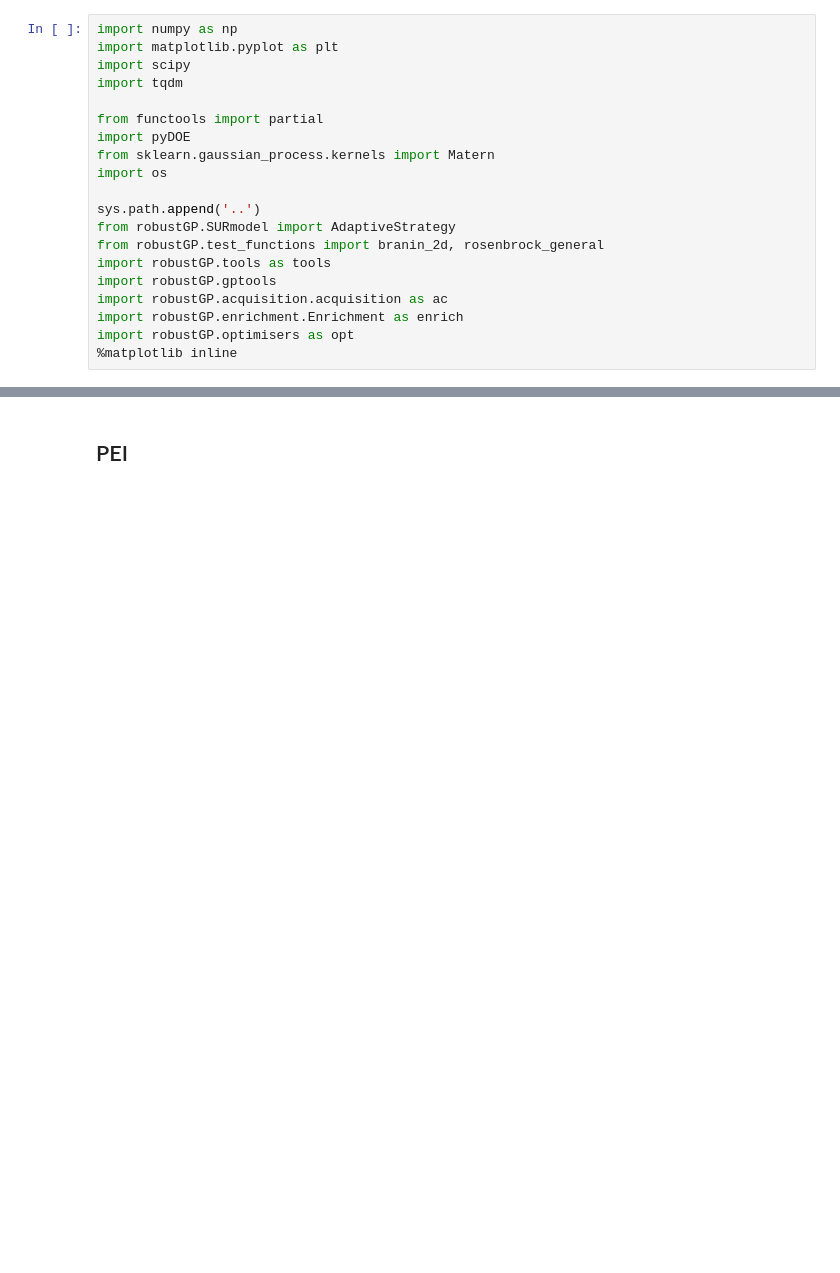
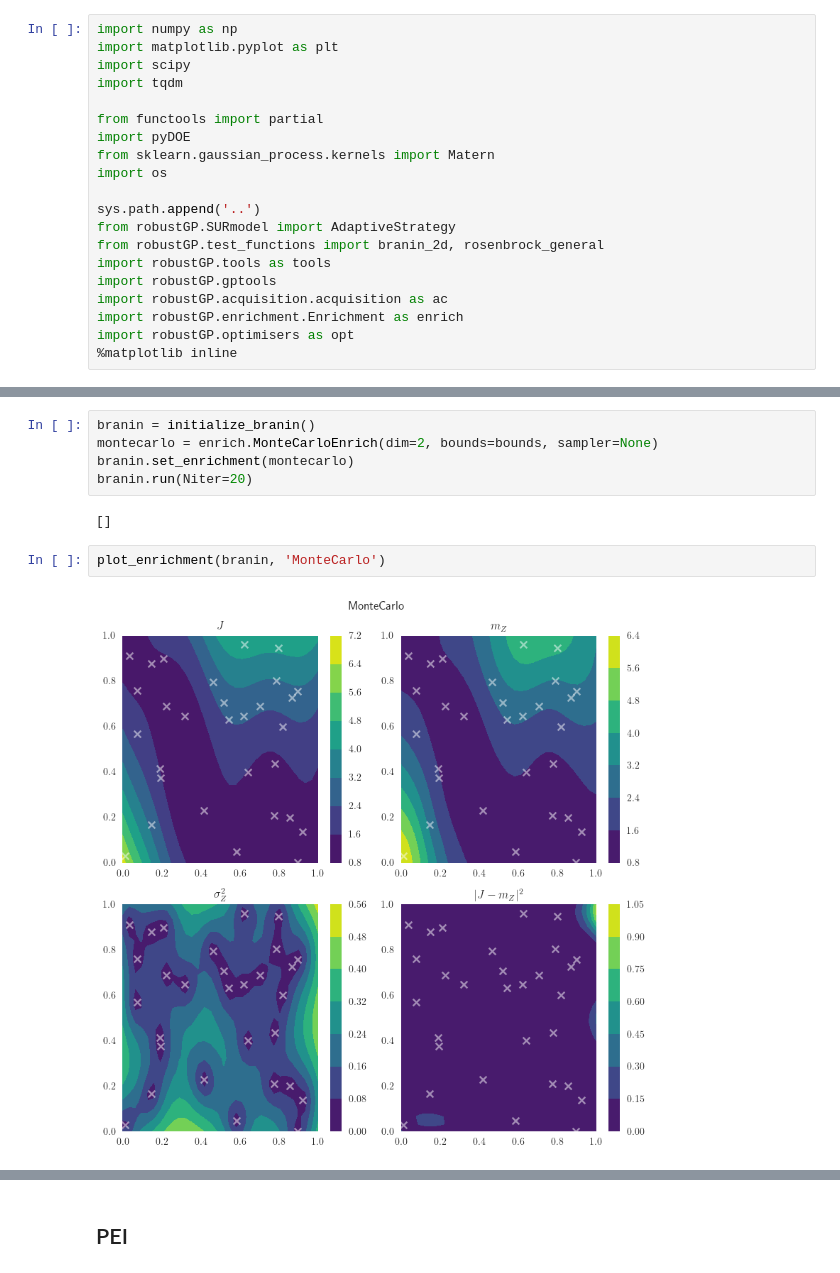
Before and after one commit to VTrappler/robustGP, a Jupyter notebook: notebooks/demo.ipynb, the cells around one changed output, grey strips where cells are left out. Cells and saved outputs as stored; diff of their text form; blank space fills up the shorter version.

```diff
--- a/notebooks/demo.ipynb
+++ b/notebooks/demo.ipynb
@@ -92 +110,12 @@ def plot_enrichment(adaptive, title=None):
+# %%
+branin = initialize_branin()
+montecarlo = enrich.MonteCarloEnrich(dim=2, bounds=bounds, sampler=None)
+branin.set_enrichment(montecarlo)
+branin.run(Niter=20)
+# %% [output]
+[]
+# %%
+plot_enrichment(branin, 'MonteCarlo')
+# %% [output]
+[figure, added]
 # %% [markdown]
```
Also changed, not shown: parts of 17 cells of this notebook, 1 other file.
